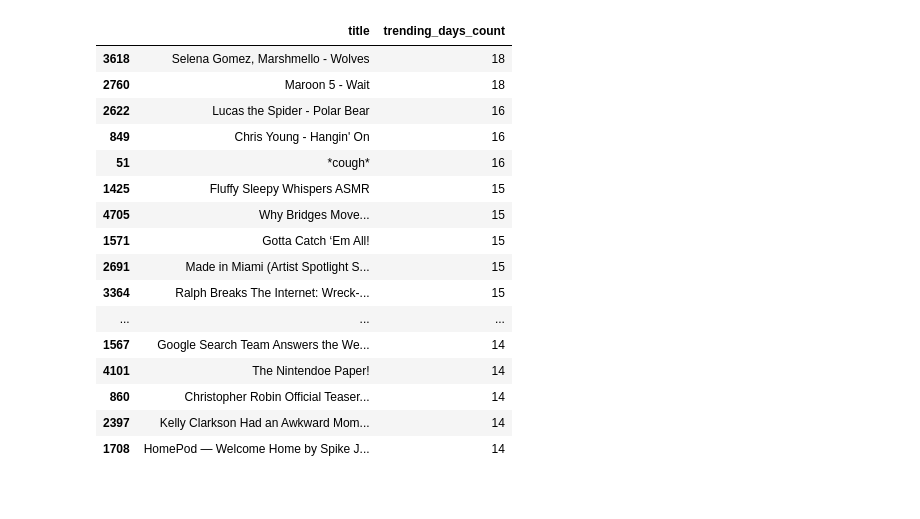
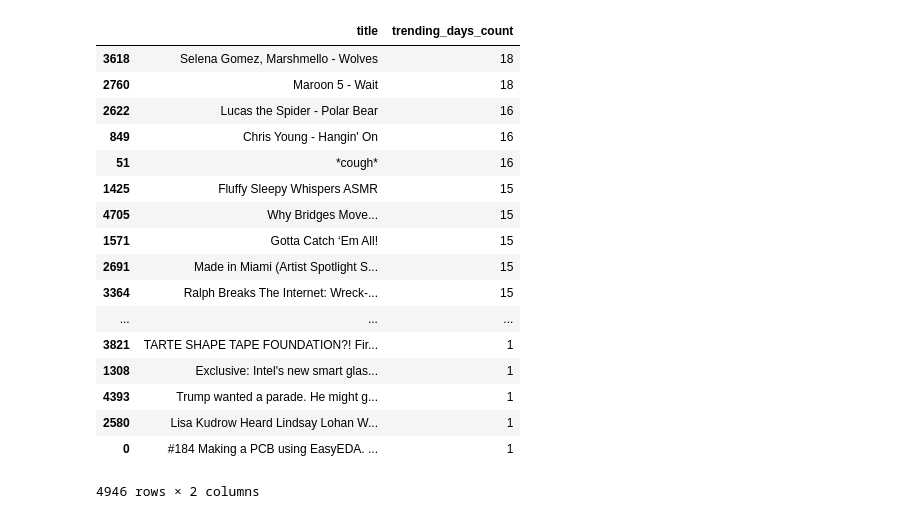
Before and after one commit to louiskonig/best-words-on-youtube-titles, a Jupyter notebook: Best_Youtube_Titles.ipynb, the cells around one changed output. Saved outputs shown, nothing was run; the diff lists cells and outputs as text; code cells hidden in the pictures.

```diff
--- a/Best_Youtube_Titles.ipynb
+++ b/Best_Youtube_Titles.ipynb
@@ -14,26 +10,28 @@ from pprint import pprint
 # %%
 #load trending videos
 trending_videos = pd.read_csv('USvideos.csv')
 top_trending_videos_days = trending_videos.groupby(['title']).size().reset_index(name='trending_days_count').sort_values(['trending_days_count'], ascending=[False])
-top_trending_videos.head(50)
+#top_trending_videos_days['trending_days_count'].head(20).sum()
+top_trending_videos_days
 # %% [output]
 |  | title | trending_days_count |
 | 3618 | Selena Gomez, Marshmello - Wolves | 18 |
 | 2760 | Maroon 5 - Wait | 18 |
 | 2622 | Lucas the Spider - Polar Bear | 16 |
 | 849 | Chris Young - Hangin' On | 16 |
 | 51 | *cough* | 16 |
 | 1425 | Fluffy Sleepy Whispers ASMR | 15 |
 | 4705 | Why Bridges Move... | 15 |
 | 1571 | Gotta Catch ‘Em All! | 15 |
 | 2691 | Made in Miami (Artist Spotlight S... | 15 |
 | 3364 | Ralph Breaks The Internet: Wreck-... | 15 |
 | ... | ... | ... |
-| 1567 | Google Search Team Answers the We... | 14 |
-| 4101 | The Nintendoe Paper! | 14 |
-| 860 | Christopher Robin Official Teaser... | 14 |
-| 2397 | Kelly Clarkson Had an Awkward Mom... | 14 |
-| 1708 | HomePod — Welcome Home by Spike J... | 14 |
+| 3821 | TARTE SHAPE TAPE FOUNDATION?! Fir... | 1 |
+| 1308 | Exclusive: Intel's new smart glas... | 1 |
+| 4393 | Trump wanted a parade. He might g... | 1 |
+| 2580 | Lisa Kudrow Heard Lindsay Lohan W... | 1 |
+| 0 | #184 Making a PCB using EasyEDA. ... | 1 |
+4946 rows × 2 columns
 # %%
 #update types
 type_int_list = ['views', 'likes', 'dislikes', 'comment_count']
```
Also changed, not shown: parts of 10 cells of this notebook.
